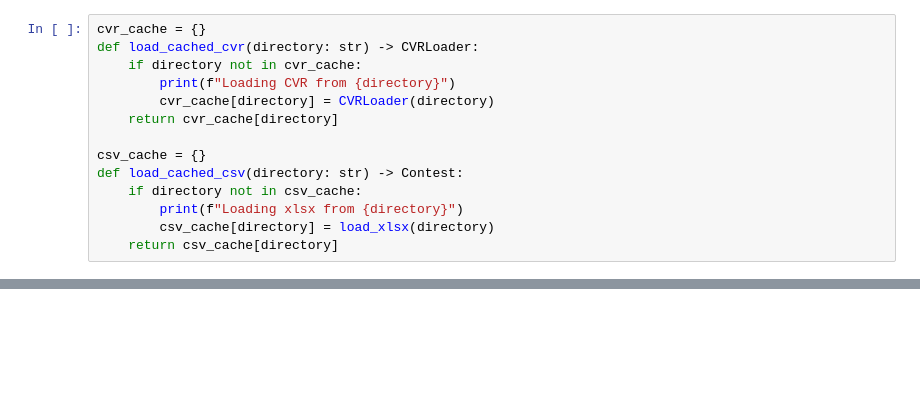
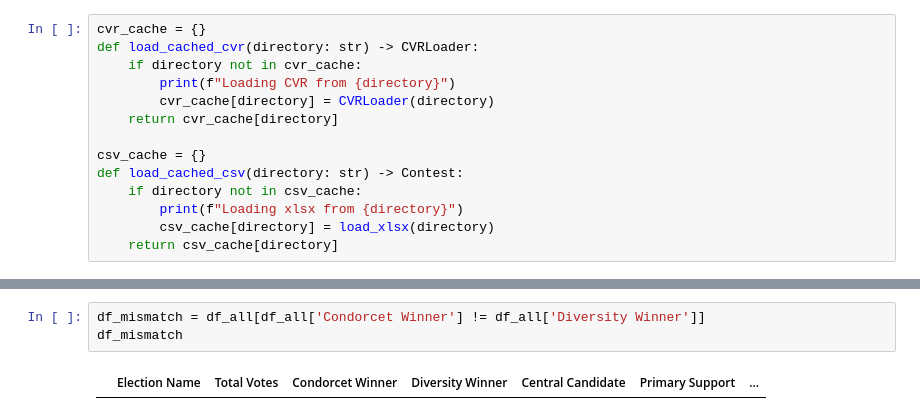
Before and after one commit to robbierobinette/sf-2019, a Jupyter notebook: MaineAnalysis.ipynb, the cells around one changed output, grey strips where cells are left out. Cells and saved outputs as stored; diff of their text form; blank space fills up the shorter version.

```diff
--- a/MaineAnalysis.ipynb
+++ b/MaineAnalysis.ipynb
@@ -431,0 +557,5 @@ mismatch between single_peaked and condorcet for U.S. Representative (Special Ge
+# %%
+df_mismatch = df_all[df_all['Condorcet Winner'] != df_all['Diversity Winner']]
+df_mismatch
+# %% [output]
+|  | Election Name | Total Votes | Condorcet Winner | Diversity Winner | Central Candidate | Primary Support | ... |
```
Also changed, not shown: parts of 12 cells of this notebook.
